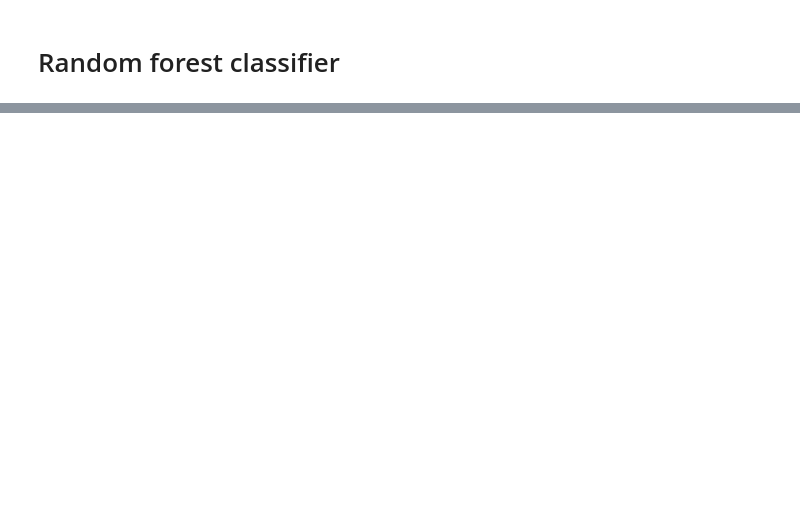
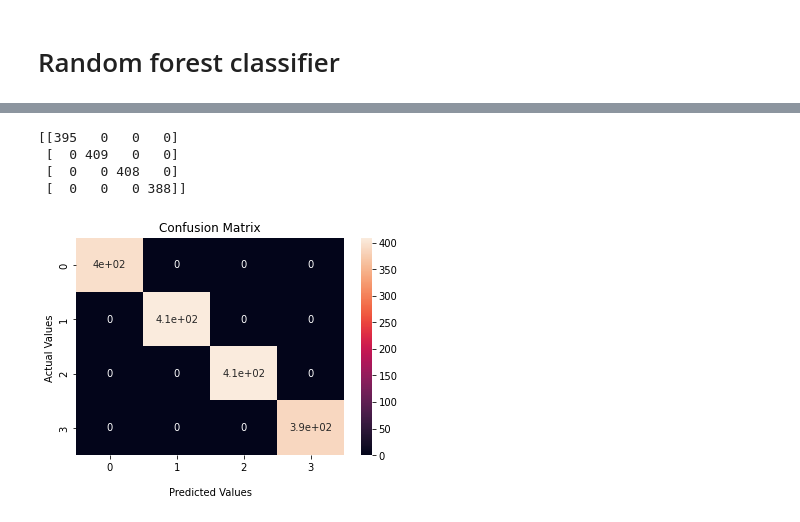
Before and after one commit to charann90/Mobile-Price-Range-Prediction, a Jupyter notebook: Mobile_price_Range_Prediction.ipynb, the cells around one changed output, grey strips where cells are left out. Cells and saved outputs as stored; diff of their text form; code cells hidden in the pictures; blank space fills up the shorter version.

```diff
--- a/Mobile_price_Range_Prediction.ipynb
+++ b/Mobile_price_Range_Prediction.ipynb
@@ -507,0 +673,21 @@ from sklearn.ensemble import RandomForestClassifier
+# %%
+#Generate the confusion matrix
+cf_matrix = confusion_matrix(y_train, train_class_pred)
+print(cf_matrix)
+ax = sns.heatmap(cf_matrix, annot=True)
+labels = ['0', '1', '2', '3']
+
+ax.set_title('Confusion Matrix');
+ax.set_xlabel('\nPredicted Values')
+ax.set_ylabel('Actual Values ')
+
+ax.xaxis.set_ticklabels(labels)
+ax.yaxis.set_ticklabels(labels)
+
+plt.show()
+# %% [output]
+[[395   0   0   0]
+ [  0 409   0   0]
+ [  0   0 408   0]
+ [  0   0   0 388]]
+[figure, added]
```
Also changed, not shown: parts of 53 cells of this notebook.
